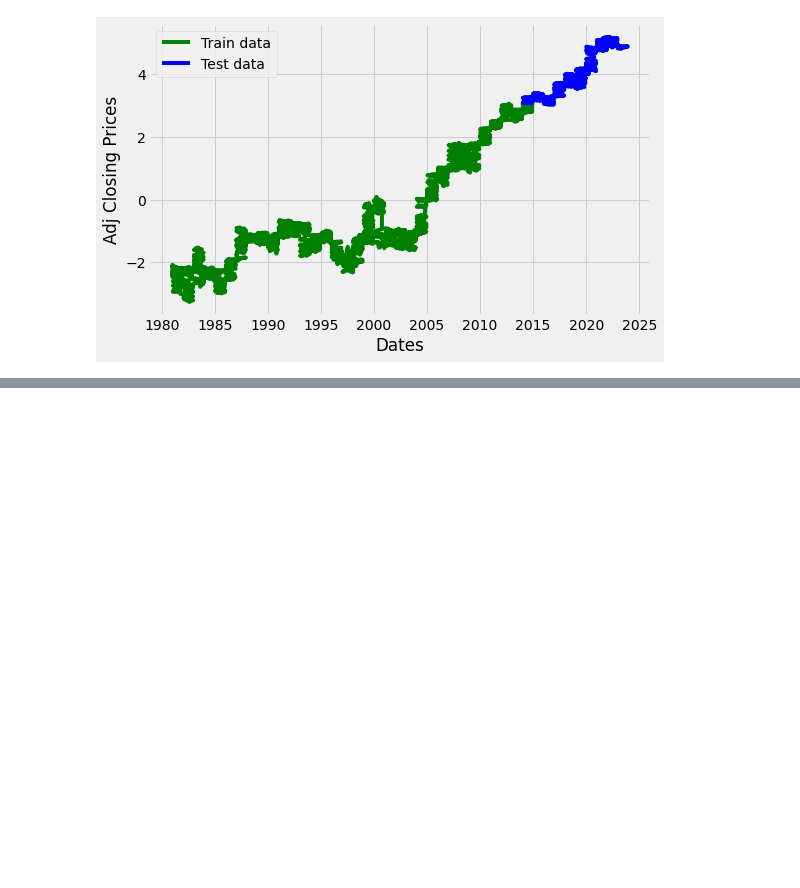
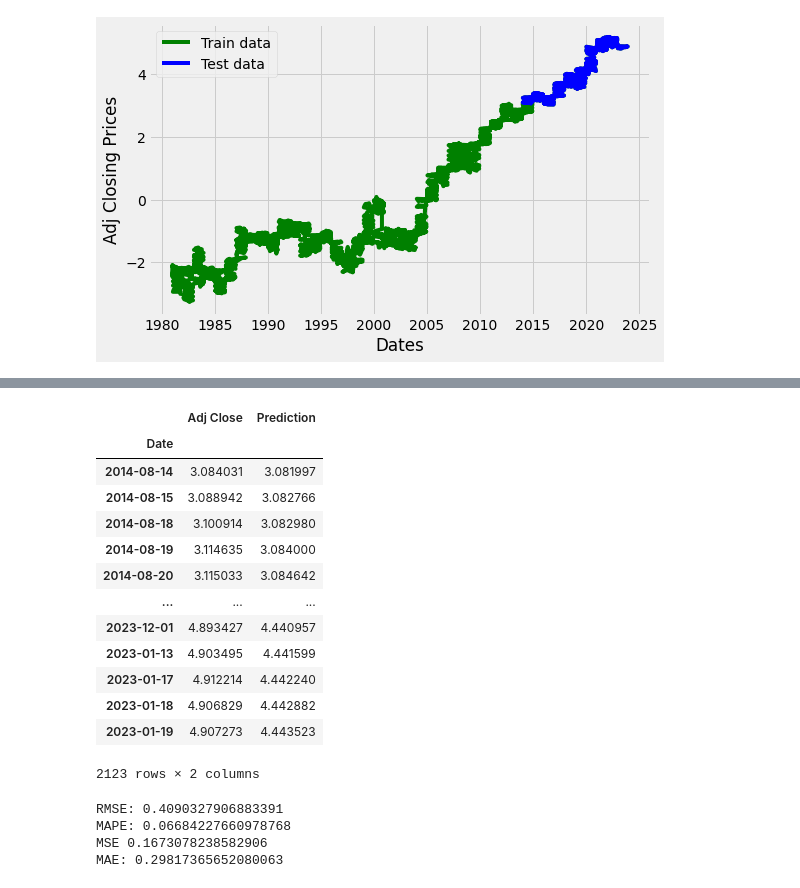
Before and after one commit to abosedealli/Stockprediction, a Jupyter notebook: ARIMA High1.ipynb, the cells around one changed output, grey strips where cells are left out. Cells and saved outputs as stored; diff of their text form; code cells hidden in the pictures; blank space fills up the shorter version.

```diff
--- a/ARIMA High1.ipynb
+++ b/ARIMA High1.ipynb
@@ -165,0 +229,38 @@ plt.legend()
+# %%
+short_model
+# %% [output]
+|  | Adj Close | Prediction |
+| Date |  |  |
+| 2014-08-14 | 3.084031 | 3.081997 |
+| 2014-08-15 | 3.088942 | 3.082766 |
+| 2014-08-18 | 3.100914 | 3.082980 |
+| 2014-08-19 | 3.114635 | 3.084000 |
+| 2014-08-20 | 3.115033 | 3.084642 |
+| ... | ... | ... |
+| 2023-12-01 | 4.893427 | 4.440957 |
+| 2023-01-13 | 4.903495 | 4.441599 |
+| 2023-01-17 | 4.912214 | 4.442240 |
+| 2023-01-18 | 4.906829 | 4.442882 |
+| 2023-01-19 | 4.907273 | 4.443523 |
+2123 rows × 2 columns
+# %%
+from sklearn.metrics import mean_squared_error
+#from sklearn.metrics import root_mean_squared_error as rmse
+from sklearn.metrics import mean_absolute_error
+mae= np.mean(np.abs(forecast_df['Prediction'] - test_data))
+
+# Calculate RMSE and MAPE
+rmse = np.sqrt(np.mean((forecast_df['Prediction']  - test_data)**2))
+mape = np.mean(np.abs(forecast_df['Prediction']  - test_data) / test_data)
+mse=(np.mean((forecast_df['Prediction'] - test_data)**2))
+
+
+print("RMSE:", rmse)
+print("MAPE:", mape)
+print("MSE", mse)
+print("MAE:", mae)
+# %% [output]
+RMSE: 0.4090327906883391
+MAPE: 0.06684227660978768
+MSE 0.1673078238582906
+MAE: 0.29817365652080063
```
Also changed, not shown: parts of 9 cells of this notebook.
